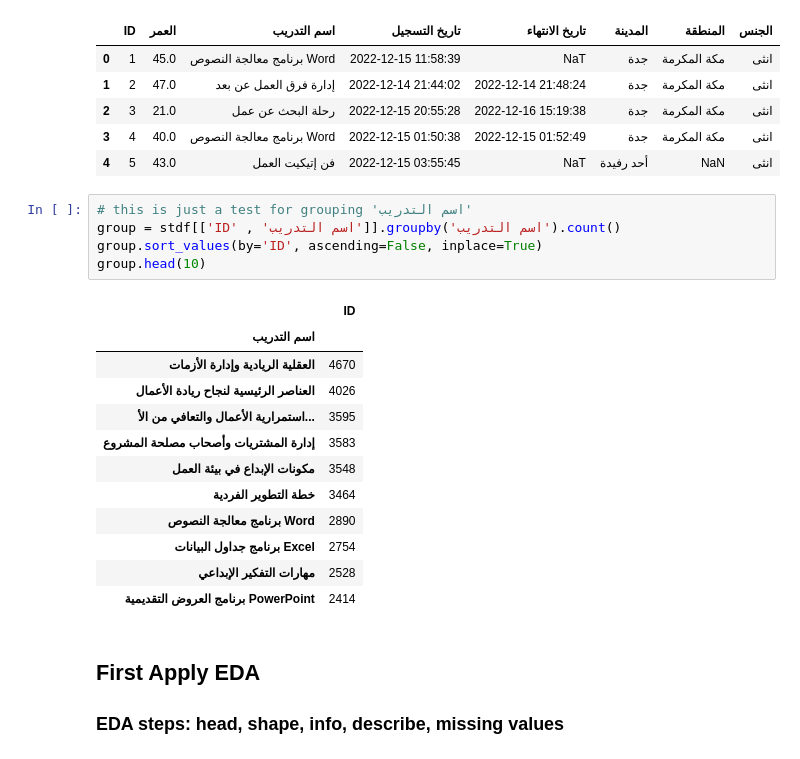
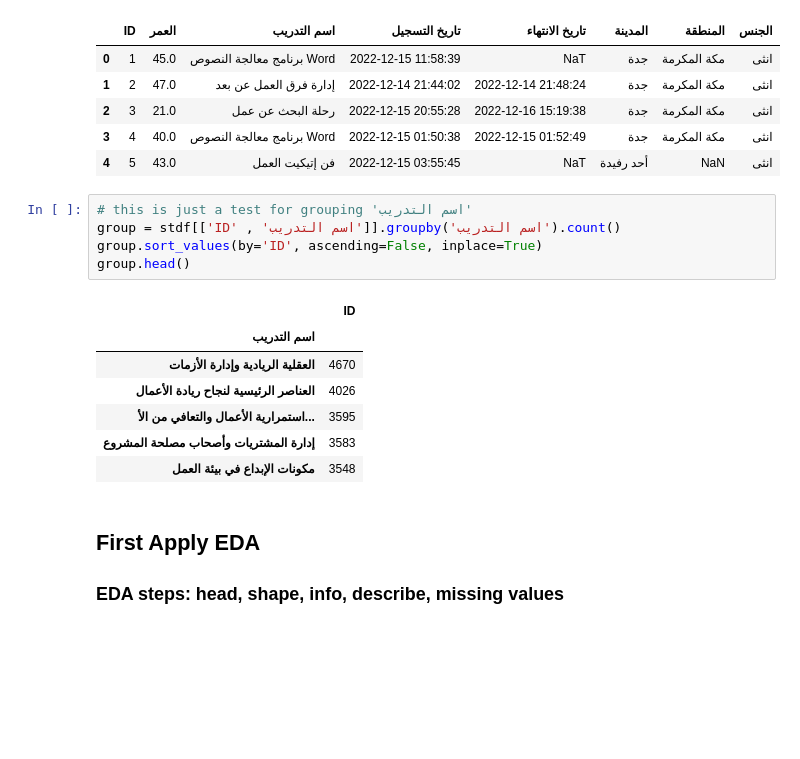
Before and after one commit to MoaathMog/droob-porject, a Jupyter notebook: doroop-proj.ipynb, the cells around one changed output. Drawn from its saved outputs; the diff is of its cells as text; blank space fills up the shorter version.

```diff
--- a/doroop-proj.ipynb
+++ b/doroop-proj.ipynb
@@ -33,21 +31,16 @@ stdf.head()
 # %%
 # this is just a test for grouping 'اسم التدريب'
 group = stdf[['ID' , 'اسم التدريب']].groupby('اسم التدريب').count()
 group.sort_values(by='ID', ascending=False, inplace=True)
-group.head(10)
+group.head()
 # %% [output]
 |  | ID |
 | اسم التدريب |  |
 | العقلية الريادية وإدارة الأزمات | 4670 |
 | العناصر الرئيسية لنجاح ريادة الأعمال | 4026 |
 | استمرارية الأعمال والتعافي من الأ... | 3595 |
 | إدارة المشتريات وأصحاب مصلحة المشروع | 3583 |
 | مكونات الإبداع في بيئة العمل | 3548 |
-| خطة التطوير الفردية | 3464 |
-| برنامج معالجة النصوص Word | 2890 |
-| برنامج جداول البيانات Excel | 2754 |
-| مهارات التفكير الإبداعي | 2528 |
-| برنامج العروض التقديمية PowerPoint | 2414 |
 # %% [markdown]
 ## First Apply EDA
 
```
Also changed, not shown: parts of 10 cells of this notebook.
